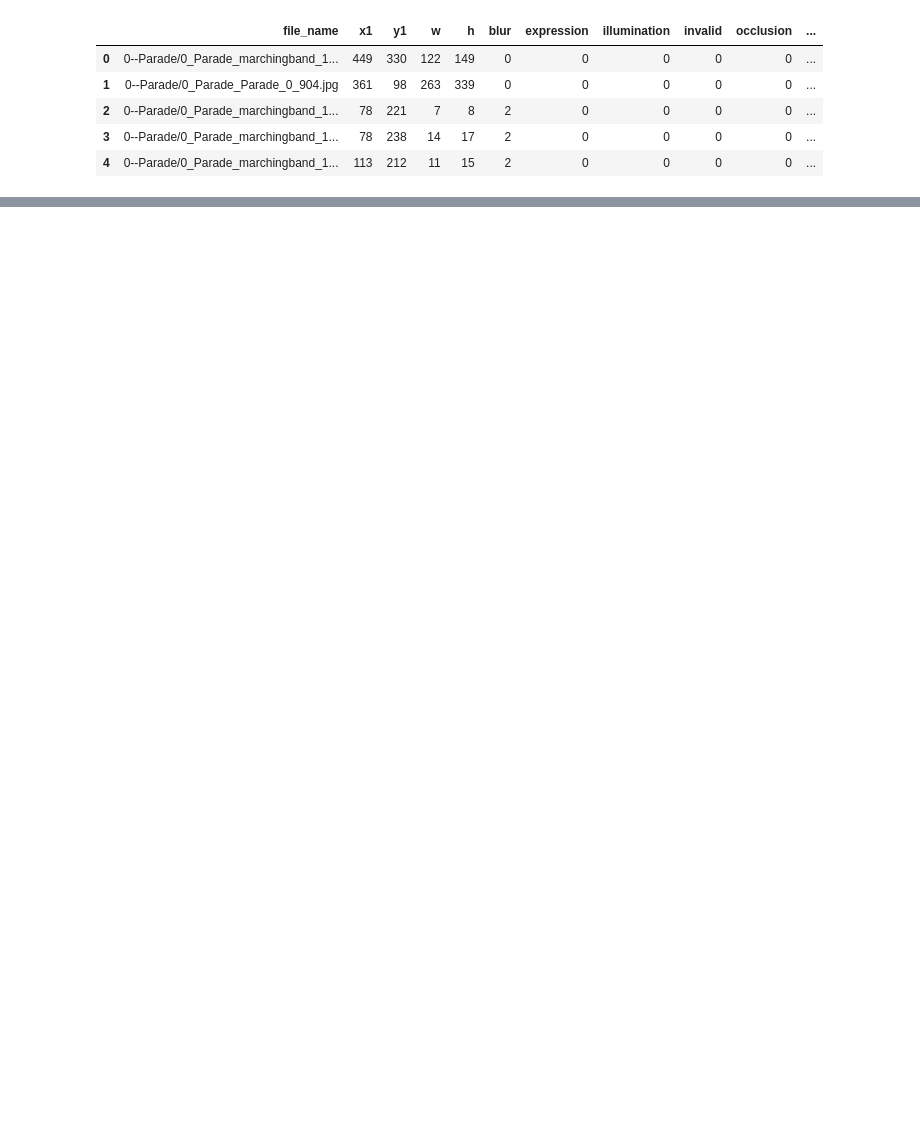
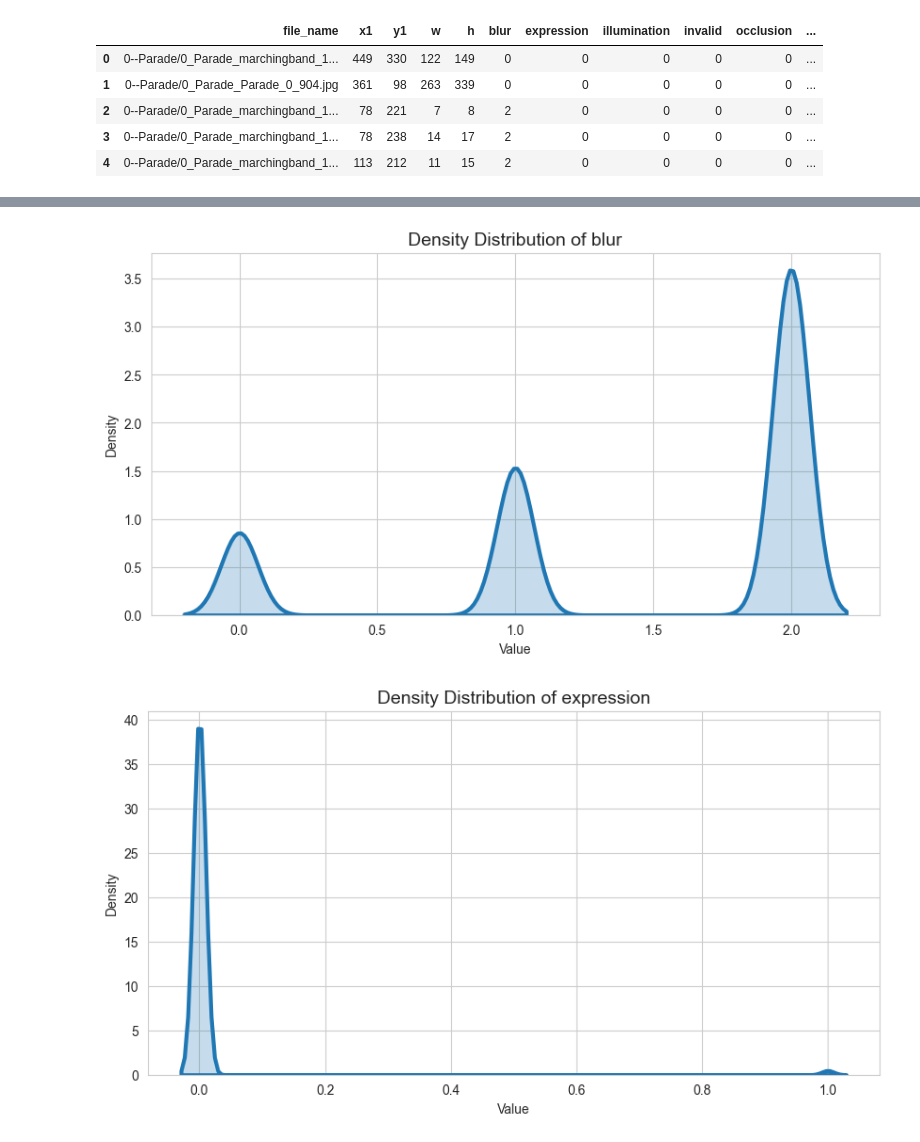
Before and after one commit to ld-wg/ml-optimization, a Jupyter notebook: eda.ipynb, the cells around one changed output, grey strips where cells are left out. Cells and saved outputs as stored; diff of their text form; code cells hidden in the pictures; blank space fills up the shorter version.

```diff
--- a/eda.ipynb
+++ b/eda.ipynb
@@ -210,0 +303,21 @@ df_numerical.describe()
+# %%
+df_for_plotting = df_numerical.drop(columns=['file_name',"x1","y1","w","h"])
+
+
+# 3. Loop through the columns of the new DataFrame
+for col in df_for_plotting.columns:
+    plt.figure(figsize=(10, 5))
+
+    # Plot the KDE for the current column
+    sns.kdeplot(data=df_for_plotting[col], fill=True, lw=3)
+
+    # Set the title and labels
+    plt.title(f'Density Distribution of {col}', fontsize=14)
+    plt.xlabel('Value')
+    plt.ylabel('Density')
+
+    # Display the individual plot
+    plt.show()
+# %% [output]
+[figure, added]
+[figure, added]
```
Also changed, not shown: parts of 18 cells of this notebook.
